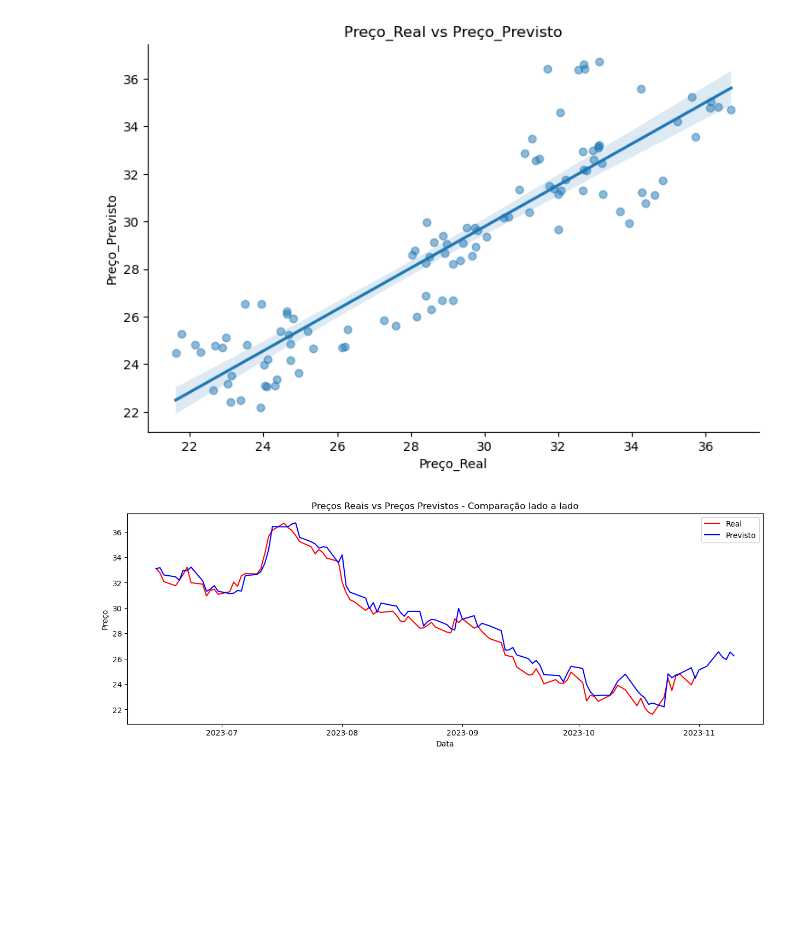
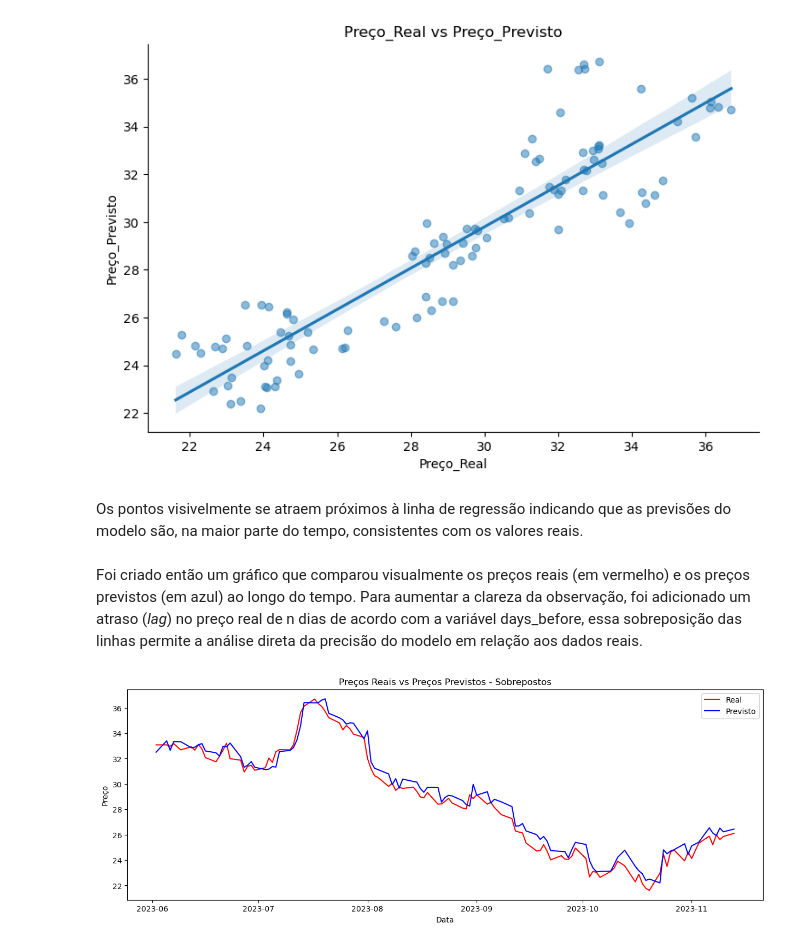
Before and after one commit to carneiro-fernando/EBAC, a Jupyter notebook: Projetos/Projeto_de_Parceria.ipynb, the cells around one changed output. Saved outputs shown, nothing was run; the diff lists cells and outputs as text; code cells hidden in the pictures; blank space fills up the shorter version.

Commit message:
Update Projeto_de_Parceria.ipynb
Terminadas as descrições. Problema com .shift(self.days_before)

```diff
--- a/Projetos/Projeto_de_Parceria.ipynb
+++ b/Projetos/Projeto_de_Parceria.ipynb
@@ -550,9 +701,9 @@ y_test, predicted = model_training.train_and_predict()
 # %%
 # Cria DataFrame para comparar os valores reais e previstos
-compare_df = pd.concat([y_test, predicted], axis=1).dropna()
+compare_df = pd.concat([y_test, predicted], axis=1)
 compare_df = compare_df.set_axis(['Preço_Real', 'Preço_Previsto'], axis=1)
 
-compare_df.head(5)
+compare_df.dropna().head(5)
 # %% [output]
 |  | Preço_Real | Preço_Previsto |
 | Data |  |  |
@@ -603,20 +842,24 @@ plt.title("Preço_Real vs Preço_Previsto")
 plt.show()
 # %% [output]
 [figure]
+# %% [markdown]
+Os pontos visivelmente se atraem próximos à linha de regressão indicando que as previsões do modelo são, na maior parte do tempo, consistentes com os valores reais.
+# %% [markdown]
+Foi criado então um gráfico que comparou visualmente os preços reais (em vermelho) e os preços previstos (em azul) ao longo do tempo. Para aumentar a clareza da observação, foi adicionado um atraso (*lag*) no preço real de n dias de acordo com a variável days_before, essa sobreposição das linhas permite a análise direta da precisão do modelo em relação aos dados reais.
 # %%
 # Cria uma figura e um conjunto de subplots
 fig, ax = plt.subplots(figsize=(15,5))
 
 # Plota os valores reais e previstos
 ax.plot_date(compare_df.index, compare_df.Preço_Real.shift(-days_before), 'r-', label='Real')
 ax.plot_date(compare_df.index, compare_df.Preço_Previsto, 'b-', label='Previsto')
 
 # Define os rótulos, título e legenda
 ax.set_xlabel('Data')
 ax.set_ylabel('Preço')
-ax.set_title('Preços Reais vs Preços Previstos - Comparação lado a lado')
+ax.set_title('Preços Reais vs Preços Previstos - Sobrepostos')
 ax.legend()
 
 plt.show()
 # %% [output]
-[figure, old version]
+[figure, new version]
```
Also changed, not shown: parts of 57 cells of this notebook.
